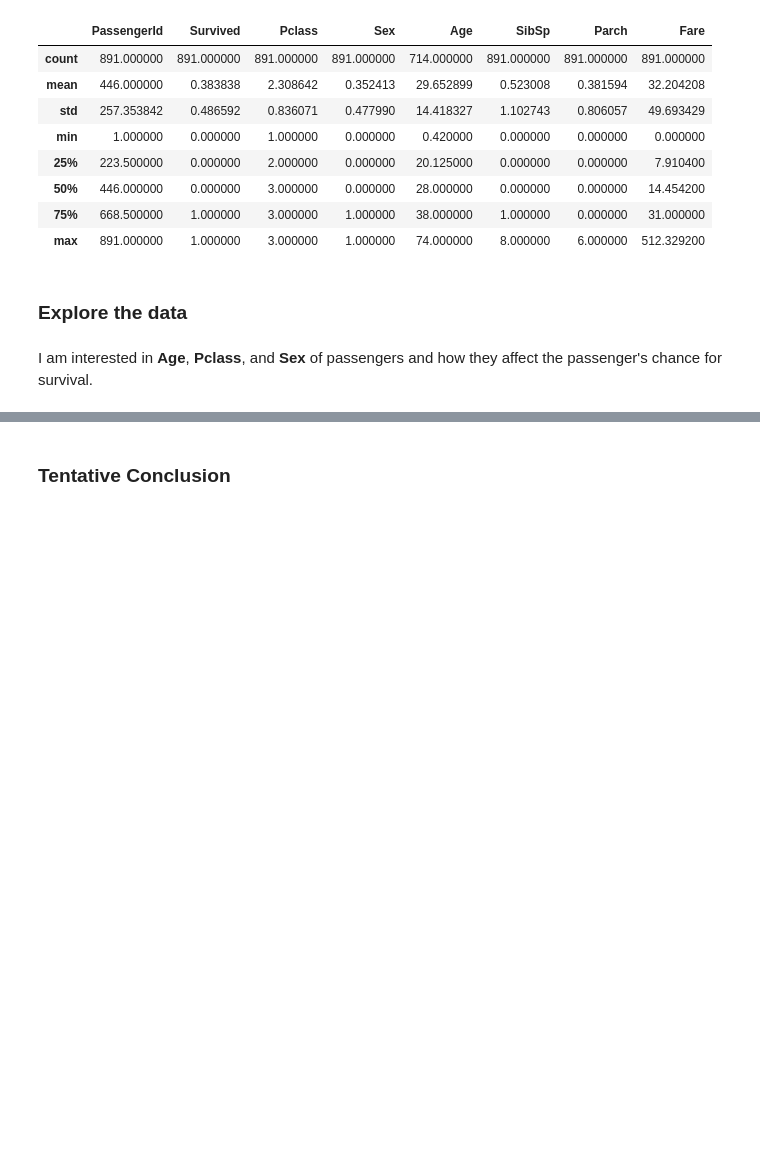
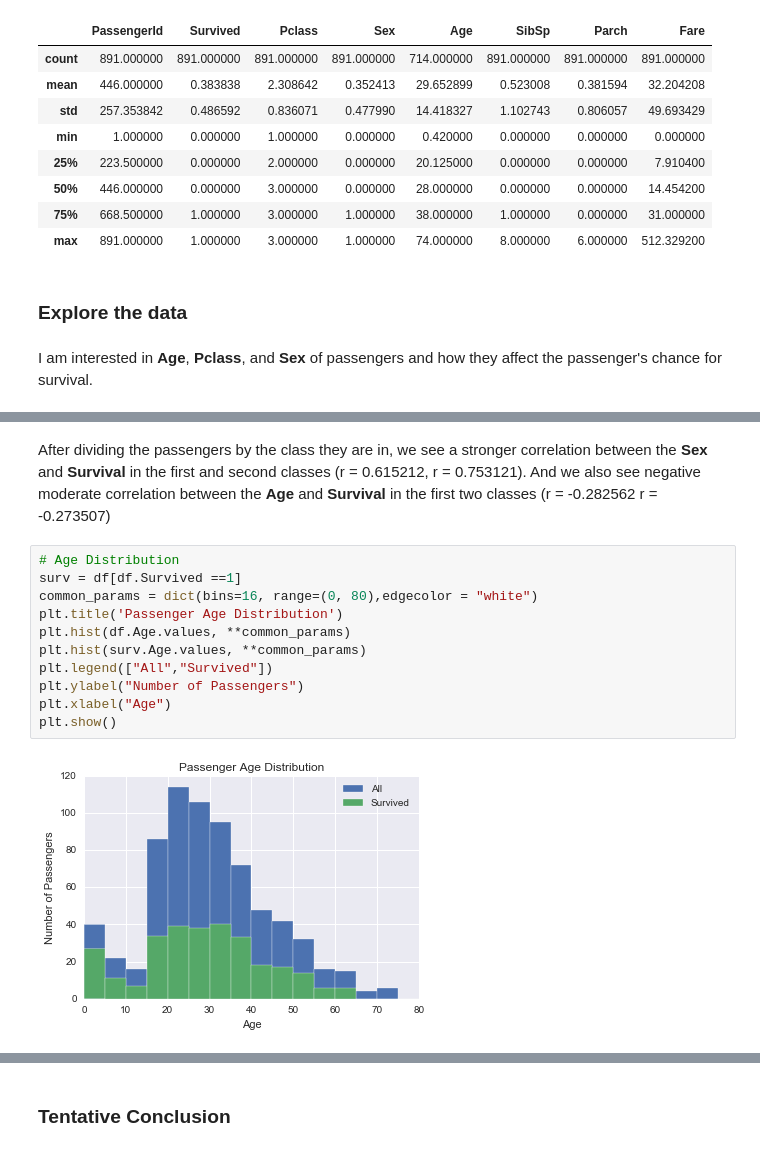
Before and after one commit to minjiecode/titanic_data, a Jupyter notebook: titanic_data.ipynb, the cells around one changed output, grey strips where cells are left out. Drawn from its saved outputs; the diff is of its cells as text; blank space fills up the shorter version.

```diff
--- a/titanic_data.ipynb
+++ b/titanic_data.ipynb
@@ -445,0 +259,15 @@ We had a question ealier that if the reason for worse survival rate for male is
+# %% [markdown]
+After dividing the passengers by the class they are in, we see a stronger correlation between the **Sex** and **Survival** in the first and second classes (r = 0.615212, r = 0.753121). And we also see negative moderate correlation between the **Age** and **Survival** in the first two classes (r = -0.282562 r = -0.273507)
+# %%
+# Age Distribution
+surv = df[df.Survived ==1]
+common_params = dict(bins=16, range=(0, 80),edgecolor = "white")
+plt.title('Passenger Age Distribution')
+plt.hist(df.Age.values, **common_params)
+plt.hist(surv.Age.values, **common_params)
+plt.legend(["All","Survived"])
+plt.ylabel("Number of Passengers")
+plt.xlabel("Age")
+plt.show()
+# %% [output]
+[figure, added]
```
Also changed, not shown: parts of 57 cells of this notebook.
